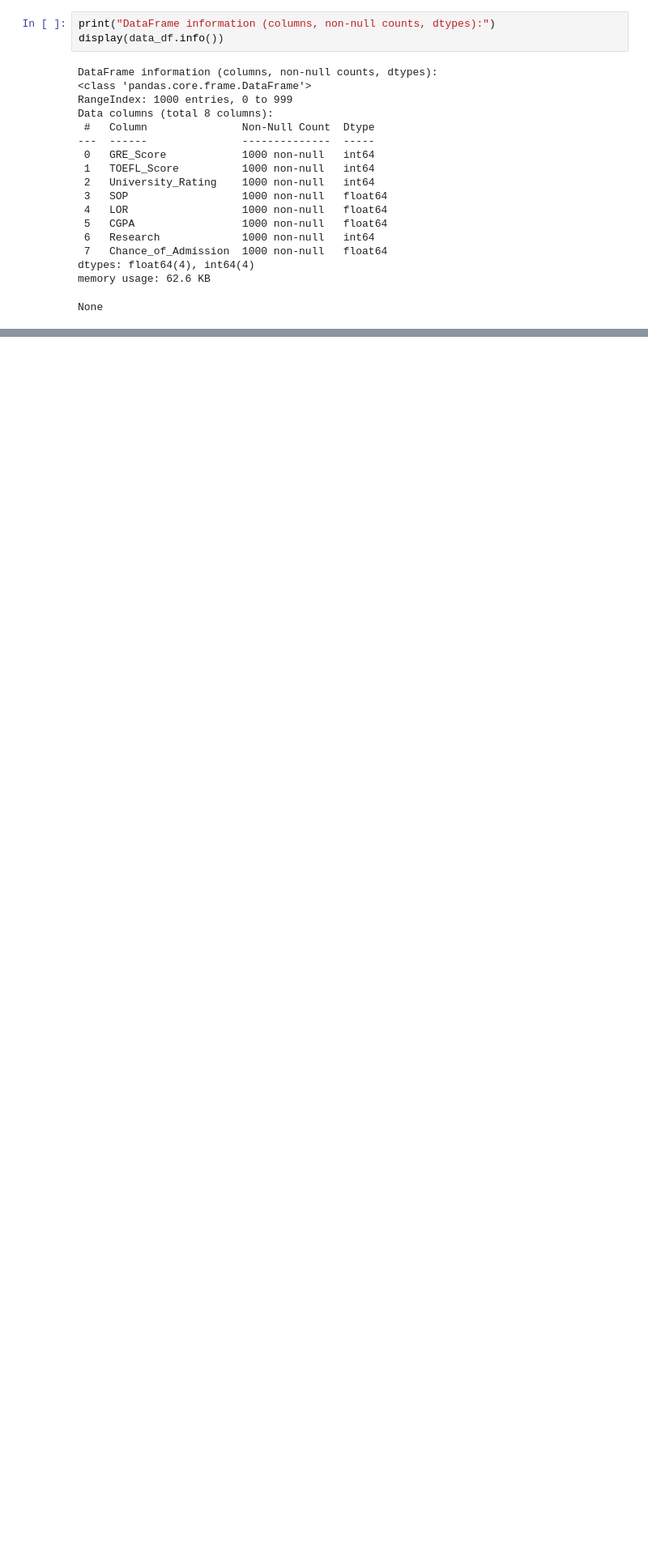
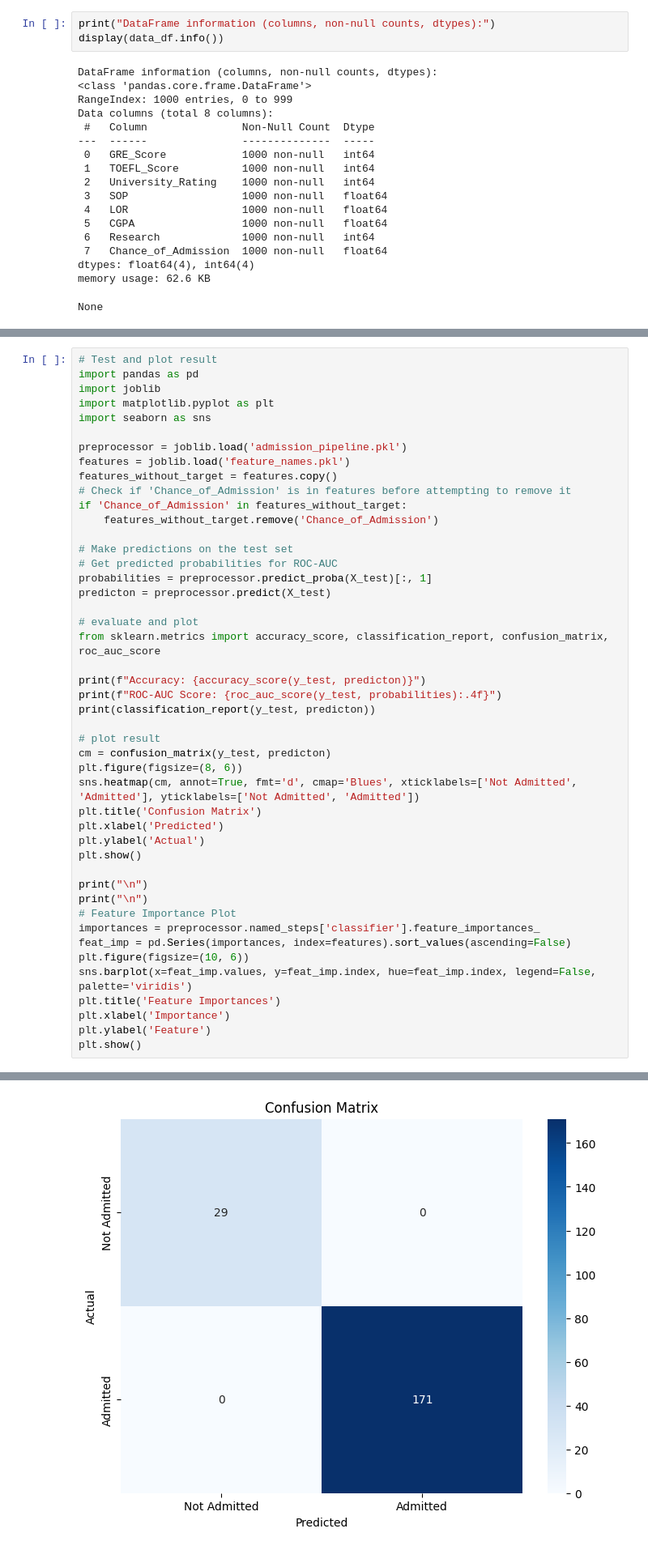
Before and after one commit to Goldeno10/flexisaf_Internship_GenAI_DS_Intermediate, a Jupyter notebook: fip_project/admission_predictor/Admission_Success_Predictor.ipynb, the cells around one changed output, grey strips where cells are left out. Shown at 81% size. Saved outputs shown, nothing was run; the diff lists cells and outputs as text; blank space fills up the shorter version.

```diff
--- a/fip_project/admission_predictor/Admission_Success_Predictor.ipynb
+++ b/fip_project/admission_predictor/Admission_Success_Predictor.ipynb
@@ -227,0 +286,47 @@ weighted avg       1.00      1.00      1.00       200
+# %%
+# Test and plot result
+import pandas as pd
+import joblib
+import matplotlib.pyplot as plt
+import seaborn as sns
+
+preprocessor = joblib.load('admission_pipeline.pkl')
+features = joblib.load('feature_names.pkl')
+features_without_target = features.copy()
+# Check if 'Chance_of_Admission' is in features before attempting to remove it
+if 'Chance_of_Admission' in features_without_target:
+    features_without_target.remove('Chance_of_Admission')
+
+# Make predictions on the test set
+# Get predicted probabilities for ROC-AUC
+probabilities = preprocessor.predict_proba(X_test)[:, 1]
+predicton = preprocessor.predict(X_test)
+
+# evaluate and plot
+from sklearn.metrics import accuracy_score, classification_report, confusion_matrix, roc_auc_score
+
+print(f"Accuracy: {accuracy_score(y_test, predicton)}")
+print(f"ROC-AUC Score: {roc_auc_score(y_test, probabilities):.4f}")
+print(classification_report(y_test, predicton))
+
+# plot result
+cm = confusion_matrix(y_test, predicton)
+plt.figure(figsize=(8, 6))
+sns.heatmap(cm, annot=True, fmt='d', cmap='Blues', xticklabels=['Not Admitted', 'Admitted'], yticklabels=['Not Admitted', 'Admitted'])
+plt.title('Confusion Matrix')
+plt.xlabel('Predicted')
+plt.ylabel('Actual')
+plt.show()
+
+print("\n")
+print("\n")
+# Feature Importance Plot
+importances = preprocessor.named_steps['classifier'].feature_importances_
+feat_imp = pd.Series(importances, index=features).sort_values(ascending=False)
+plt.figure(figsize=(10, 6))
+sns.barplot(x=feat_imp.values, y=feat_imp.index, hue=feat_imp.index, legend=False, palette='viridis')
+plt.title('Feature Importances')
+plt.xlabel('Importance')
+plt.ylabel('Feature')
+plt.show()
+# %% [output]
@@ -227,0 +343 @@ weighted avg       1.00      1.00      1.00       200
+[figure, added]
```
Also changed, not shown: parts of 25 cells of this notebook, 8 other files.
